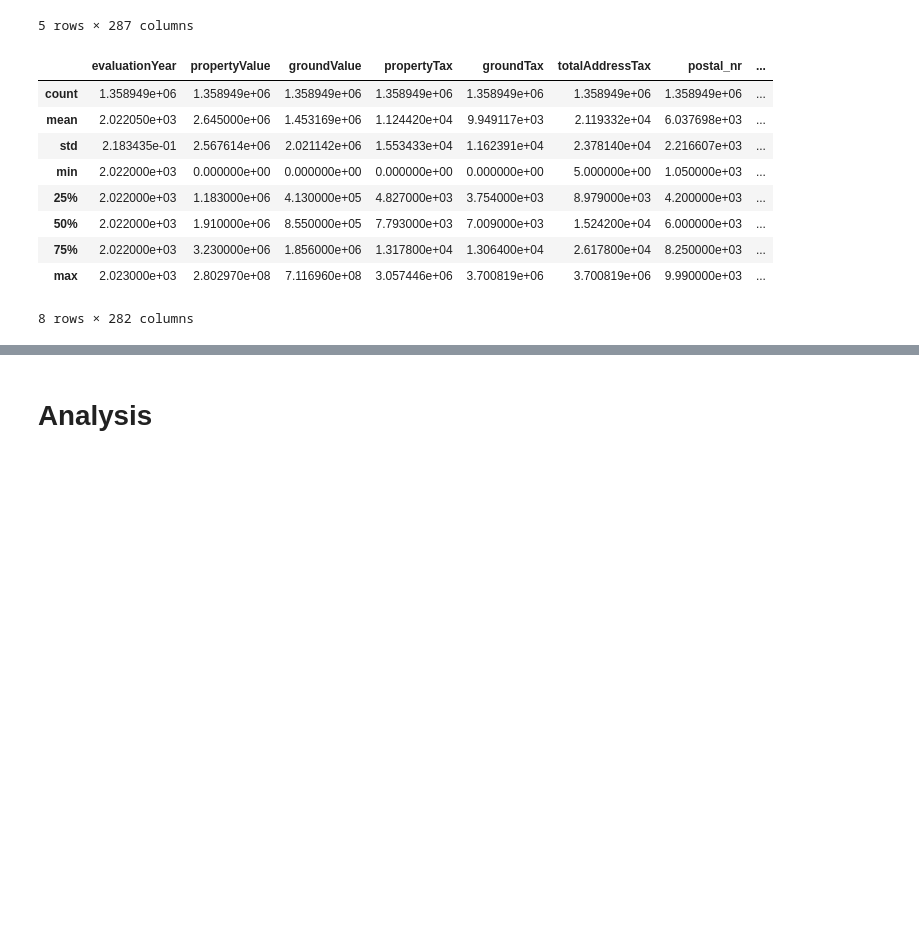
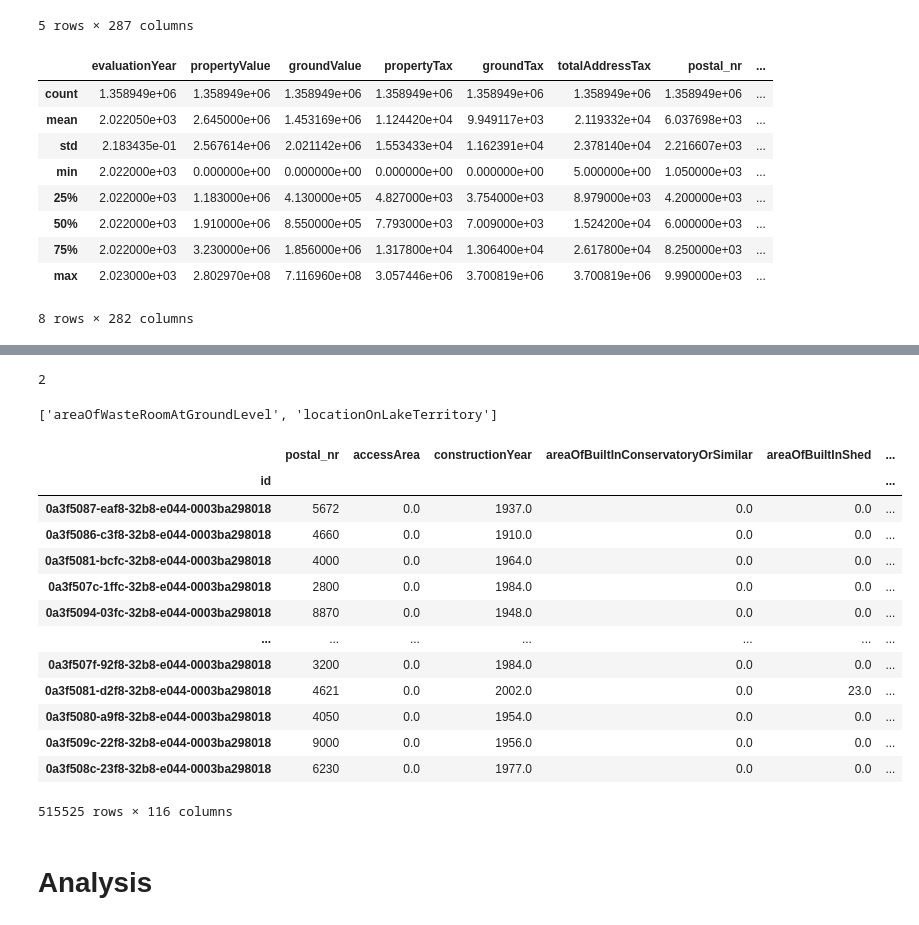
Before and after one commit to PBonvang/02807-Project, a Jupyter notebook: analysis.ipynb, the cells around one changed output, grey strips where cells are left out. Saved outputs shown, nothing was run; the diff lists cells and outputs as text; code cells hidden in the pictures; blank space fills up the shorter version.

```diff
--- a/analysis.ipynb
+++ b/analysis.ipynb
@@ -82,2 +61,11 @@ ds_simple.loc[ds_simple.isna().any(axis=1)]
 # %%
 ds_without_nans.to_csv('data/DS_totalAddressValue_no_nans.csv')
+# %%
+threshold = 500 # Based on the DBSCAN min_sample = 2*n_features
+onehot_columns_with_few_observations = []
+for col in [c for c in ds_without_nans.columns if '_' in c and c != 'postal_nr']:
+    if len(ds_without_nans.loc[ds_without_nans[col] == 1]) < threshold:
+        onehot_columns_with_few_observations.append(col)
+
+print(len(onehot_columns_with_few_observations))
+onehot_columns_with_few_observations
@@ -83,0 +91,38 @@ ds_without_nans.to_csv('data/DS_totalAddressValue_no_nans.csv')
+# %%
+other_columns_with_few_observations = []
+for col in [col for col in (set(ds_without_nans.columns) - set(onehot_columns_with_few_observations)) if '_' not in col]:
+    if len(ds_without_nans.loc[ds_without_nans[col] != 0]) < threshold:
+        other_columns_with_few_observations.append(col)
+
+print(len(other_columns_with_few_observations))
+other_columns_with_few_observations
+# %% [output]
+2
+['areaOfWasteRoomAtGroundLevel', 'locationOnLakeTerritory']
+# %%
+columns_with_few_observations = onehot_columns_with_few_observations + other_columns_with_few_observations
+ds_reduced = ds_without_nans.drop(columns=columns_with_few_observations)
+
+ds_reduced.to_csv('data/DS_reduced.csv')
+# %%
+ds_reduced_and_dropped = ds_without_nans
+for col in columns_with_few_observations:
+    ds_reduced_and_dropped = ds_reduced_and_dropped.loc[ds_reduced_and_dropped[col] == 0]
+
+ds_reduced_and_dropped.drop(columns=columns_with_few_observations, inplace=True)
+ds_reduced_and_dropped
+# %% [output]
+|  | postal_nr | accessArea | constructionYear | areaOfBuiltInConservatoryOrSimilar | areaOfBuiltInShed | ... |
+| id |  |  |  |  |  | ... |
+| 0a3f5087-eaf8-32b8-e044-0003ba298018 | 5672 | 0.0 | 1937.0 | 0.0 | 0.0 | ... |
+| 0a3f5086-c3f8-32b8-e044-0003ba298018 | 4660 | 0.0 | 1910.0 | 0.0 | 0.0 | ... |
+| 0a3f5081-bcfc-32b8-e044-0003ba298018 | 4000 | 0.0 | 1964.0 | 0.0 | 0.0 | ... |
+| 0a3f507c-1ffc-32b8-e044-0003ba298018 | 2800 | 0.0 | 1984.0 | 0.0 | 0.0 | ... |
+| 0a3f5094-03fc-32b8-e044-0003ba298018 | 8870 | 0.0 | 1948.0 | 0.0 | 0.0 | ... |
+| ... | ... | ... | ... | ... | ... | ... |
+| 0a3f507f-92f8-32b8-e044-0003ba298018 | 3200 | 0.0 | 1984.0 | 0.0 | 0.0 | ... |
+| 0a3f5081-d2f8-32b8-e044-0003ba298018 | 4621 | 0.0 | 2002.0 | 0.0 | 23.0 | ... |
+| 0a3f5080-a9f8-32b8-e044-0003ba298018 | 4050 | 0.0 | 1954.0 | 0.0 | 0.0 | ... |
+| 0a3f509c-22f8-32b8-e044-0003ba298018 | 9000 | 0.0 | 1956.0 | 0.0 | 0.0 | ... |
+| 0a3f508c-23f8-32b8-e044-0003ba298018 | 6230 | 0.0 | 1977.0 | 0.0 | 0.0 | ... |
+515525 rows × 116 columns
```
Also changed, not shown: parts of 18 cells of this notebook.
